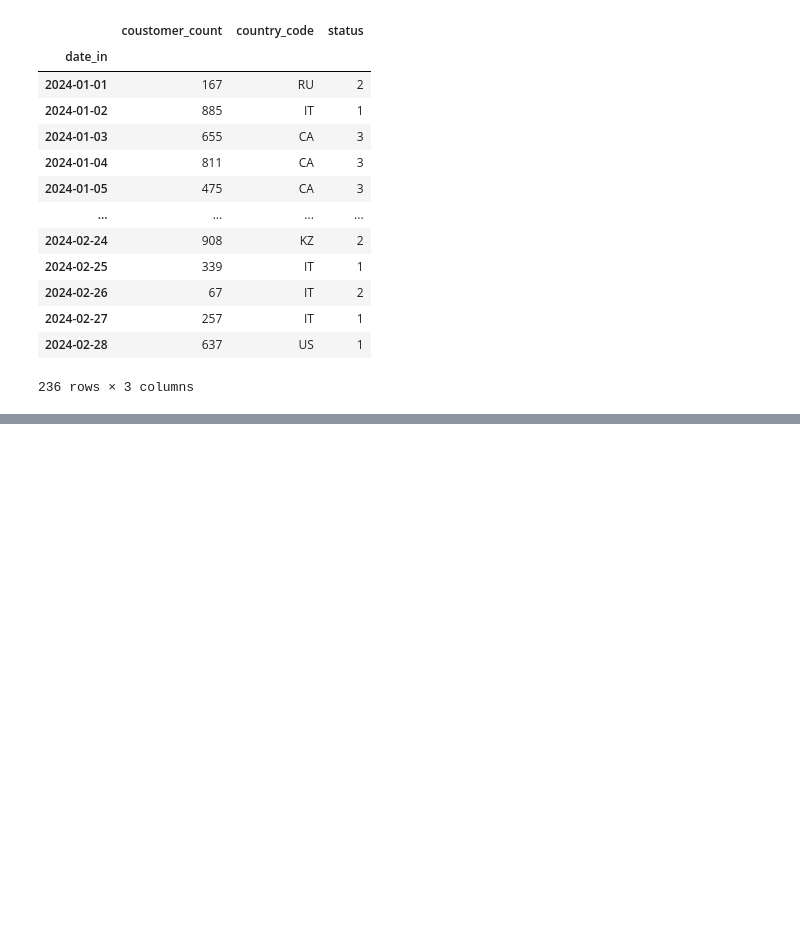
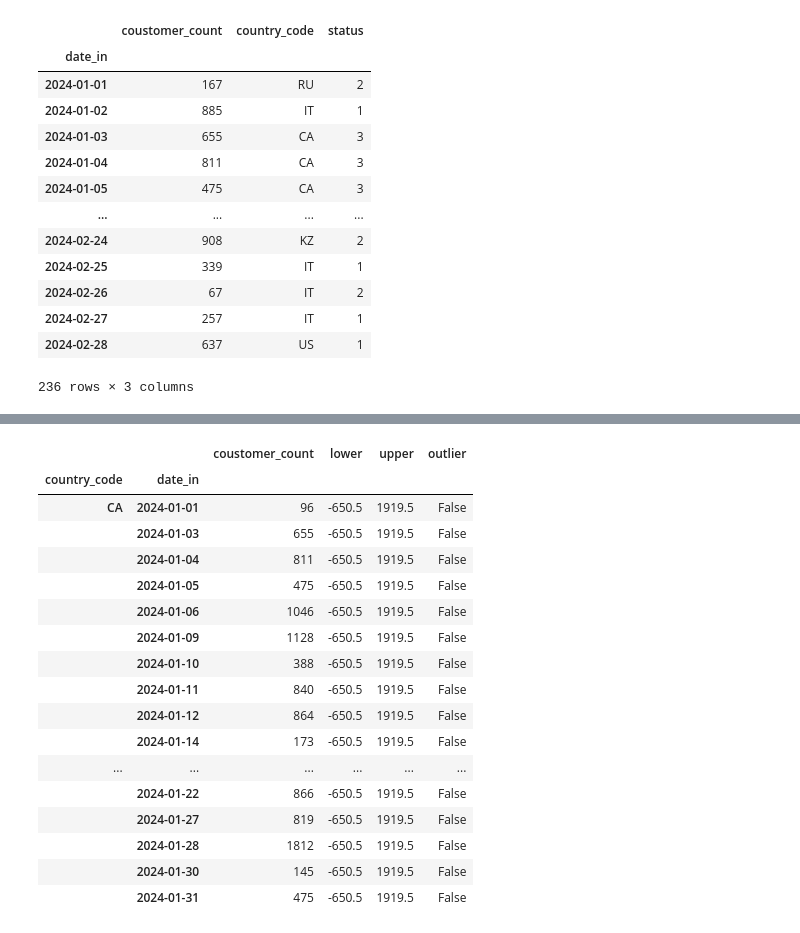
Before and after one commit to Data-Engineer-Course-Materials/big-data-02-2024, a Jupyter notebook: pandas_task_2.ipynb, the cells around one changed output, grey strips where cells are left out. Saved outputs shown, nothing was run; the diff lists cells and outputs as text; code cells hidden in the pictures; blank space fills up the shorter version.

```diff
--- a/pandas_task_2.ipynb
+++ b/pandas_task_2.ipynb
@@ -190,0 +269,26 @@ df
+# %%
+group_year_month = daily_data.groupby([daily_data.index.get_level_values(0), daily_data.index.get_level_values(1).year, daily_data.index.get_level_values(1).month])
+daily_data['lower'] = group_year_month['coustomer_count'].transform(lambda x: x.quantile(q=.25) - (1.5*x.quantile(q=.75)-x.quantile(q=.25)))
+daily_data['upper'] = group_year_month['coustomer_count'].transform(lambda x: x.quantile(q=.75) + (1.5*x.quantile(q=.75)-x.quantile(q=.25)))
+daily_data['outlier'] = (daily_data['coustomer_count'] < daily_data['lower']) | (daily_data['coustomer_count'] > daily_data['upper'])
+# %%
+daily_data.head(20)
+# %% [output]
+|  |  | coustomer_count | lower | upper | outlier |
+| country_code | date_in |  |  |  |  |
+| CA | 2024-01-01 | 96 | -650.5 | 1919.5 | False |
+|  | 2024-01-03 | 655 | -650.5 | 1919.5 | False |
+|  | 2024-01-04 | 811 | -650.5 | 1919.5 | False |
+|  | 2024-01-05 | 475 | -650.5 | 1919.5 | False |
+|  | 2024-01-06 | 1046 | -650.5 | 1919.5 | False |
+|  | 2024-01-09 | 1128 | -650.5 | 1919.5 | False |
+|  | 2024-01-10 | 388 | -650.5 | 1919.5 | False |
+|  | 2024-01-11 | 840 | -650.5 | 1919.5 | False |
+|  | 2024-01-12 | 864 | -650.5 | 1919.5 | False |
+|  | 2024-01-14 | 173 | -650.5 | 1919.5 | False |
+| ... | ... | ... | ... | ... | ... |
+|  | 2024-01-22 | 866 | -650.5 | 1919.5 | False |
+|  | 2024-01-27 | 819 | -650.5 | 1919.5 | False |
+|  | 2024-01-28 | 1812 | -650.5 | 1919.5 | False |
+|  | 2024-01-30 | 145 | -650.5 | 1919.5 | False |
+|  | 2024-01-31 | 475 | -650.5 | 1919.5 | False |
```
Also changed, not shown: parts of 14 cells of this notebook.
